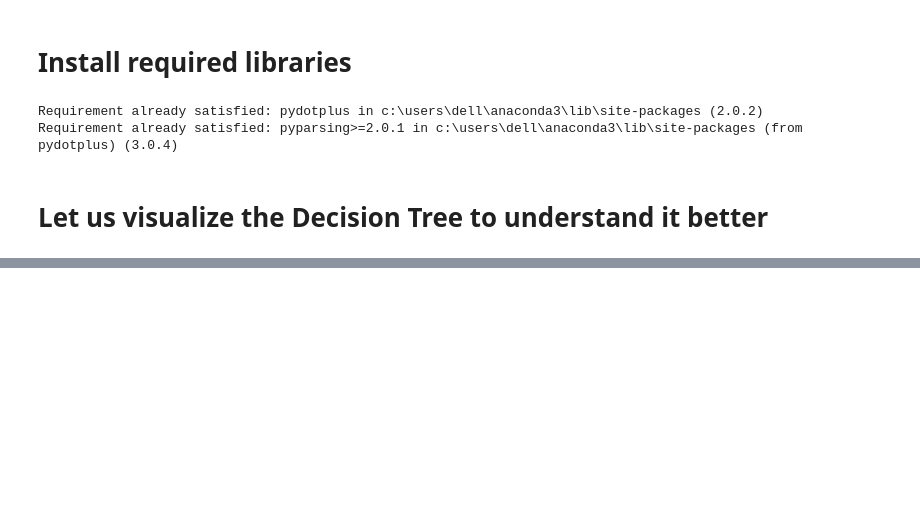
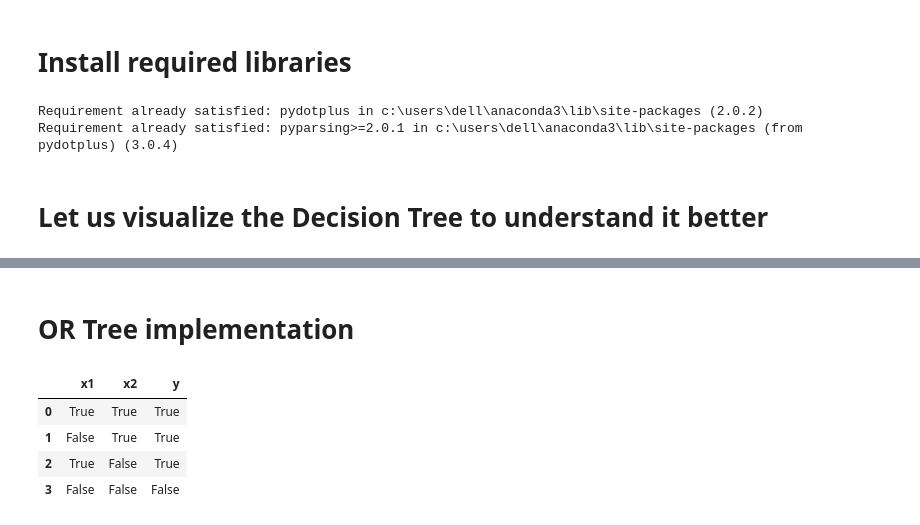
Before and after one commit to rishabh11336/CodingNinja, a Jupyter notebook: Decision Tree/Project Decision Tree Implementation.ipynb, the cells around one changed output, grey strips where cells are left out. Saved outputs shown, nothing was run; the diff lists cells and outputs as text; code cells hidden in the pictures; blank space fills up the shorter version.

```diff
--- a/Decision Tree/Project Decision Tree Implementation.ipynb
+++ b/Decision Tree/Project Decision Tree Implementation.ipynb
@@ -128,0 +129,11 @@ Image(graph.create_png())
+# %% [markdown]
+# OR Tree implementation
+# %%
+or_df = pd.read_csv("OR Table.csv")
+or_df
+# %% [output]
+|  | x1 | x2 | y |
+| 0 | True | True | True |
+| 1 | False | True | True |
+| 2 | True | False | True |
+| 3 | False | False | False |
```
Also changed, not shown: parts of 7 cells of this notebook.
